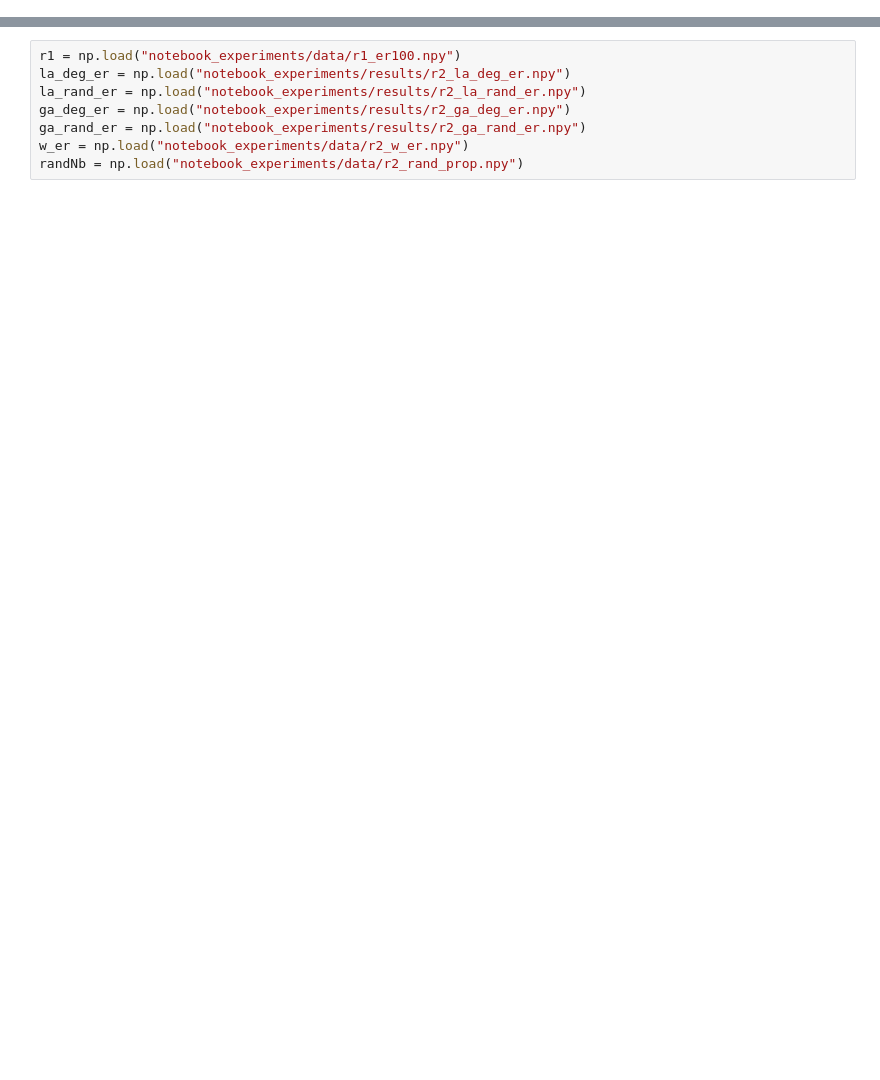
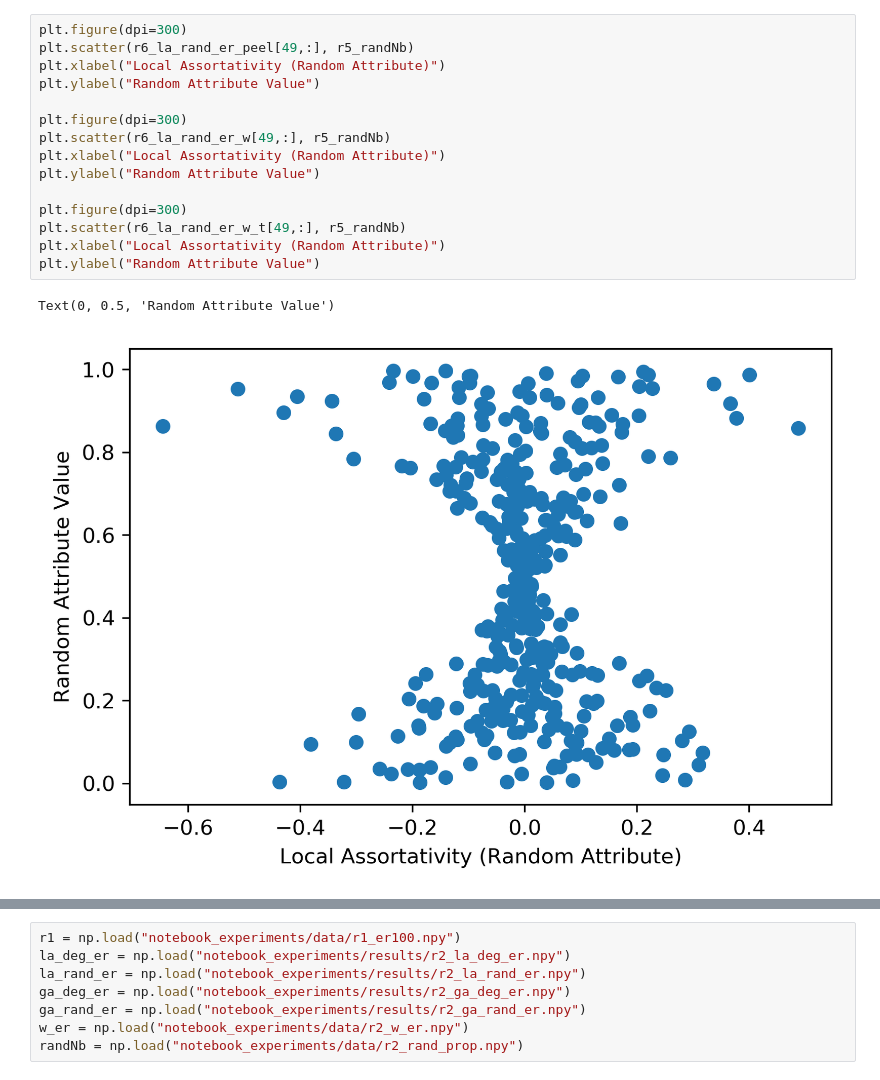
Before and after one commit to VinceBaz/projects_networks, a Jupyter notebook: experiments.ipynb, the cells around one changed output, grey strips where cells are left out. Saved outputs shown, nothing was run; the diff lists cells and outputs as text; blank space fills up the shorter version.

```diff
--- a/experiments.ipynb
+++ b/experiments.ipynb
@@ -9,0 +148,18 @@ FIGURE #1
+# %%
+plt.figure(dpi=300)
+plt.scatter(r6_la_rand_er_peel[49,:], r5_randNb)
+plt.xlabel("Local Assortativity (Random Attribute)")
+plt.ylabel("Random Attribute Value")
+
+plt.figure(dpi=300)
+plt.scatter(r6_la_rand_er_w[49,:], r5_randNb)
+plt.xlabel("Local Assortativity (Random Attribute)")
+plt.ylabel("Random Attribute Value")
+
+plt.figure(dpi=300)
+plt.scatter(r6_la_rand_er_w_t[49,:], r5_randNb)
+plt.xlabel("Local Assortativity (Random Attribute)")
+plt.ylabel("Random Attribute Value")
+# %% [output]
+Text(0, 0.5, 'Random Attribute Value')
+[figure, added]
```
Also changed, not shown: parts of 27 cells of this notebook, 16 other files.
